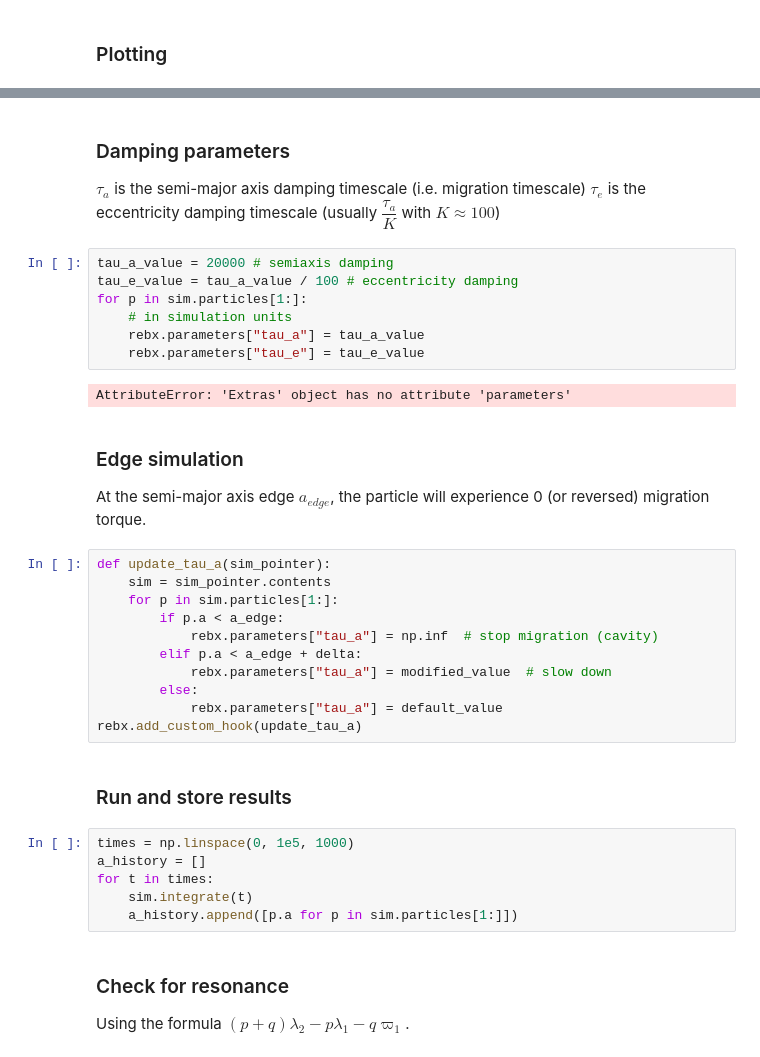
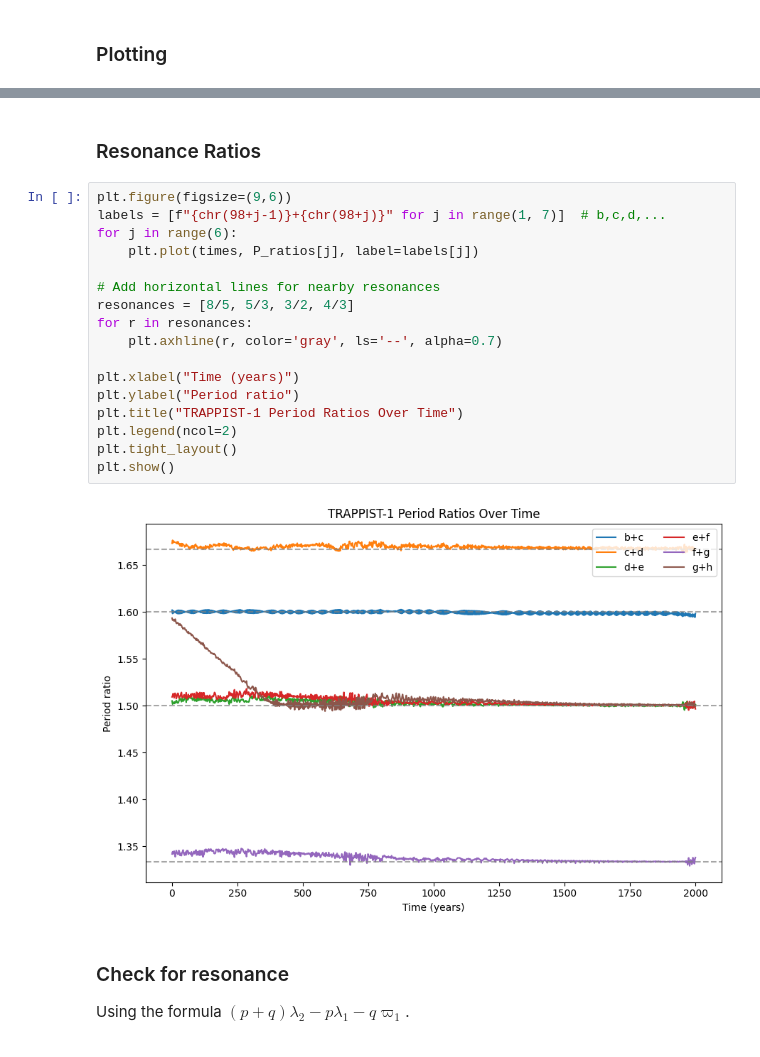
Before and after one commit to dchen10Git/uchi-exoplanets-2025, a Jupyter notebook: trappist_test.ipynb, the cells around one changed output, grey strips where cells are left out. Saved outputs shown, nothing was run; the diff lists cells and outputs as text.

```diff
--- a/trappist_test.ipynb
+++ b/trappist_test.ipynb
@@ -80,38 +188,24 @@ plt.show()
-# %% [markdown]
-### Damping parameters
-$\tau_a$ is the semi-major axis damping timescale (i.e. migration timescale)
-$\tau_e$ is the eccentricity damping timescale (usually $\dfrac{\tau_a}{K}$ with $K\approx 100$)
-# %%
-tau_a_value = 20000 # semiaxis damping
-tau_e_value = tau_a_value / 100 # eccentricity damping
-for p in sim.particles[1:]:
-    # in simulation units
-    rebx.parameters["tau_a"] = tau_a_value
-    rebx.parameters["tau_e"] = tau_e_value
-# %% [output]
-AttributeError: 'Extras' object has no attribute 'parameters'
-# %% [markdown]
-### Edge simulation
-At the semi-major axis edge $a_{edge}$, the particle will experience 0 (or reversed) migration torque.
-# %%
-def update_tau_a(sim_pointer):
-    sim = sim_pointer.contents
-    for p in sim.particles[1:]:
-        if p.a < a_edge:
-            rebx.parameters["tau_a"] = np.inf  # stop migration (cavity)
-        elif p.a < a_edge + delta:
-            rebx.parameters["tau_a"] = modified_value  # slow down
-        else:
-            rebx.parameters["tau_a"] = default_value
-rebx.add_custom_hook(update_tau_a)
-# %% [markdown]
-### Run and store results
-# %%
-times = np.linspace(0, 1e5, 1000)
-a_history = []
-for t in times:
-    sim.integrate(t)
-    a_history.append([p.a for p in sim.particles[1:]])
+# %% [markdown]
+### Resonance Ratios
+# %%
+plt.figure(figsize=(9,6))
+labels = [f"{chr(98+j-1)}+{chr(98+j)}" for j in range(1, 7)]  # b,c,d,...
+for j in range(6):
+    plt.plot(times, P_ratios[j], label=labels[j])
+
+# Add horizontal lines for nearby resonances
+resonances = [8/5, 5/3, 3/2, 4/3]
+for r in resonances:
+    plt.axhline(r, color='gray', ls='--', alpha=0.7)
+
+plt.xlabel("Time (years)")
+plt.ylabel("Period ratio")
+plt.title("TRAPPIST-1 Period Ratios Over Time")
+plt.legend(ncol=2)
+plt.tight_layout()
+plt.show()
+# %% [output]
+[figure, added]
 # %% [markdown]
 ### Check for resonance
 Using the formula $(p+q)\lambda_2 - p\lambda_1 - q \varpi_1$.
```
Also changed, not shown: parts of 16 cells of this notebook, 3 other files.
